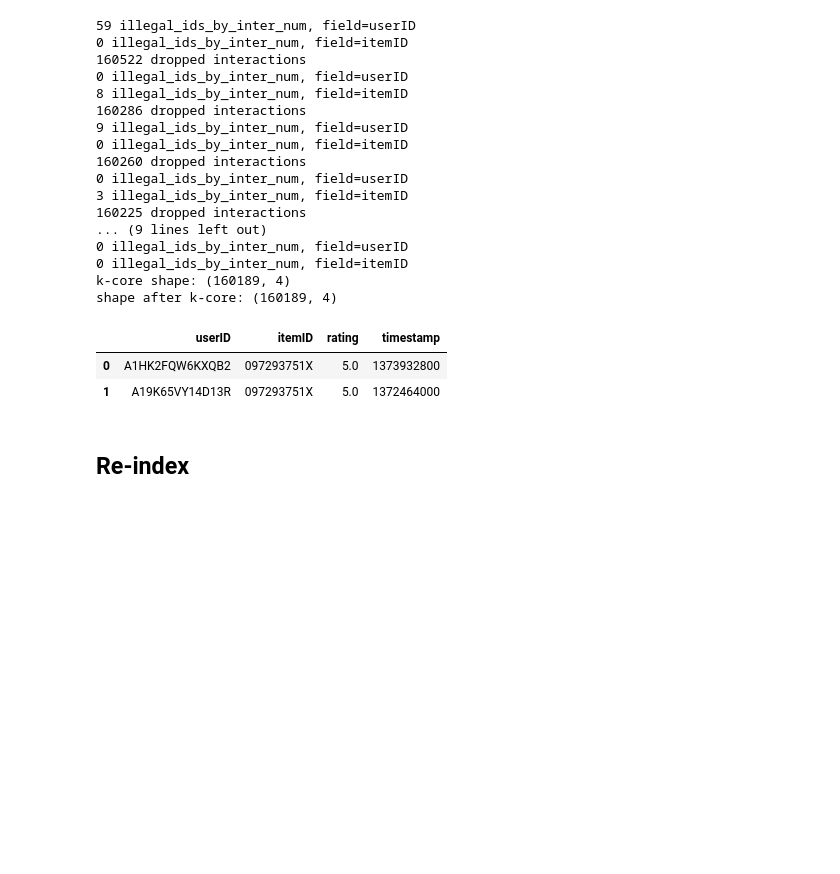
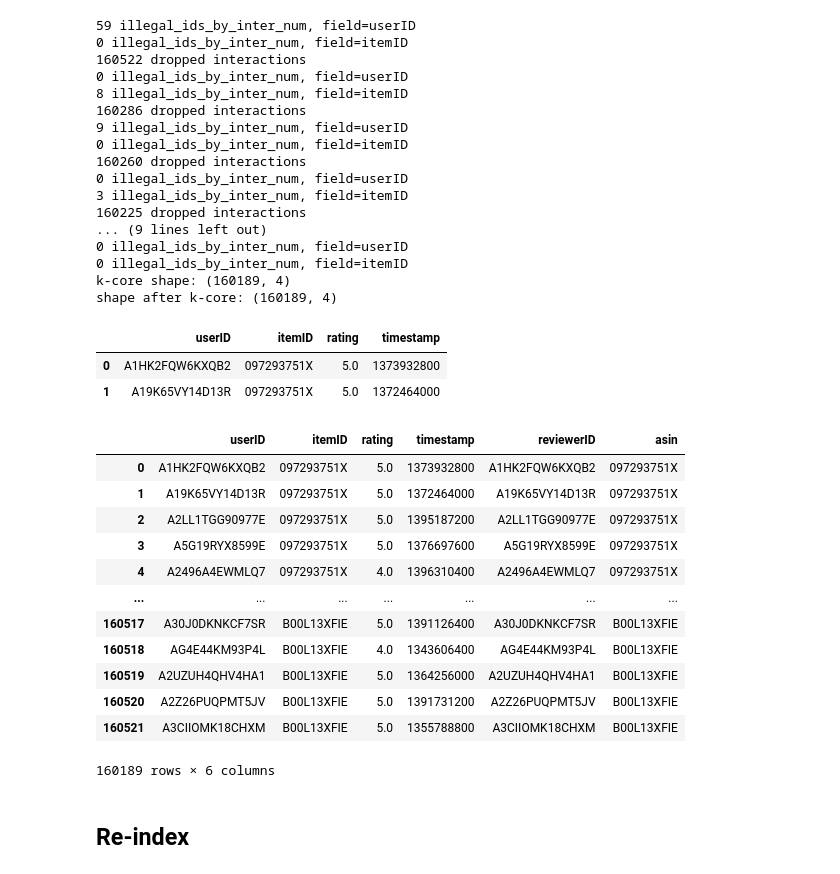
Before and after one commit to ThanhB18059162022/MMRec, a Jupyter notebook: preprocessing_v2/0rating2inter.ipynb, the cells around one changed output. Saved outputs shown, nothing was run; the diff lists cells and outputs as text; code cells hidden in the pictures; blank space fills up the shorter version.

```diff
--- a/preprocessing_v2/0rating2inter.ipynb
+++ b/preprocessing_v2/0rating2inter.ipynb
@@ -143,6 +145,25 @@ shape after k-core: (160189, 4)
 |  | userID | itemID | rating | timestamp |
 | 0 | A1HK2FQW6KXQB2 | 097293751X | 5.0 | 1373932800 |
 | 1 | A19K65VY14D13R | 097293751X | 5.0 | 1372464000 |
+# %%
+df["reviewerID"] = df["userID"].copy()
+df["asin"] = df["itemID"].copy()
+# %%
+df
+# %% [output]
+|  | userID | itemID | rating | timestamp | reviewerID | asin |
+| 0 | A1HK2FQW6KXQB2 | 097293751X | 5.0 | 1373932800 | A1HK2FQW6KXQB2 | 097293751X |
+| 1 | A19K65VY14D13R | 097293751X | 5.0 | 1372464000 | A19K65VY14D13R | 097293751X |
+| 2 | A2LL1TGG90977E | 097293751X | 5.0 | 1395187200 | A2LL1TGG90977E | 097293751X |
+| 3 | A5G19RYX8599E | 097293751X | 5.0 | 1376697600 | A5G19RYX8599E | 097293751X |
+| 4 | A2496A4EWMLQ7 | 097293751X | 4.0 | 1396310400 | A2496A4EWMLQ7 | 097293751X |
+| ... | ... | ... | ... | ... | ... | ... |
+| 160517 | A30J0DKNKCF7SR | B00L13XFIE | 5.0 | 1391126400 | A30J0DKNKCF7SR | B00L13XFIE |
+| 160518 | AG4E44KM93P4L | B00L13XFIE | 4.0 | 1343606400 | AG4E44KM93P4L | B00L13XFIE |
+| 160519 | A2UZUH4QHV4HA1 | B00L13XFIE | 5.0 | 1364256000 | A2UZUH4QHV4HA1 | B00L13XFIE |
+| 160520 | A2Z26PUQPMT5JV | B00L13XFIE | 5.0 | 1391731200 | A2Z26PUQPMT5JV | B00L13XFIE |
+| 160521 | A3CIIOMK18CHXM | B00L13XFIE | 5.0 | 1355788800 | A3CIIOMK18CHXM | B00L13XFIE |
+160189 rows × 6 columns
 # %% [markdown]
 ## Re-index
 # %%
```
Also changed, not shown: parts of 4 cells of this notebook.
